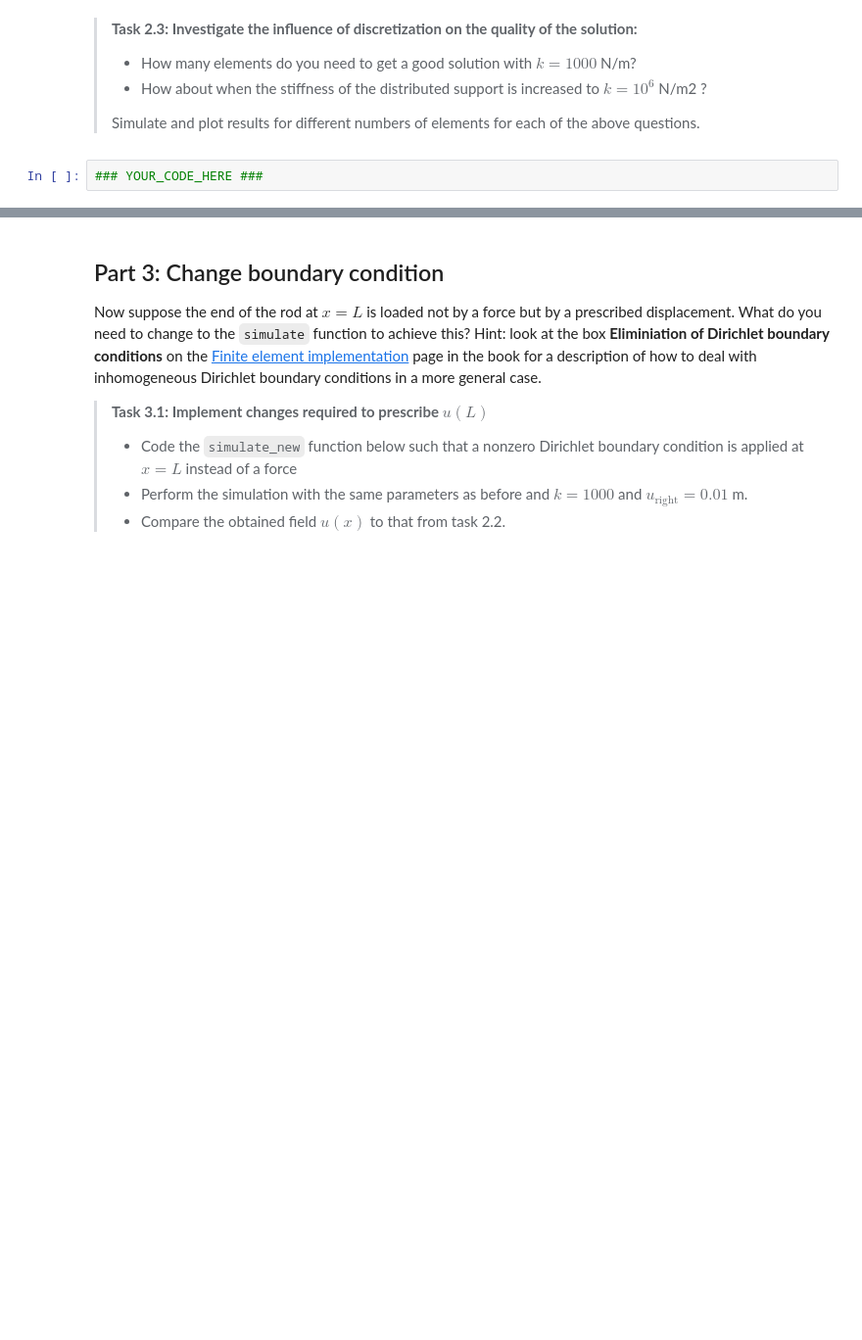
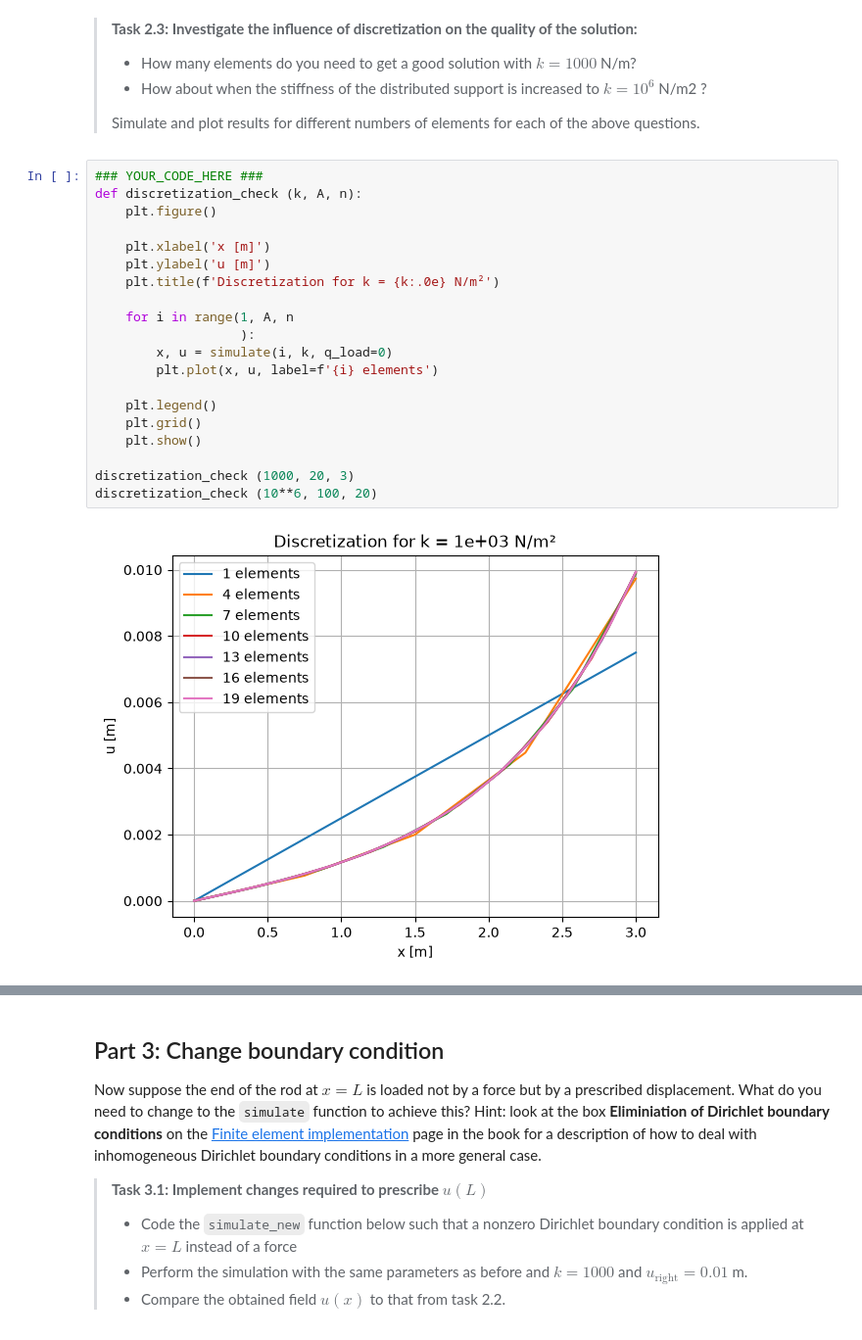
Before and after one commit to Tony-Davison/WS2.2, a Jupyter notebook: all_files_WS_2_2/WS_2_2.ipynb, the cells around one changed output, grey strips where cells are left out. Shown at 98% size. Cells and saved outputs as stored; diff of their text form; blank space fills up the shorter version.

```diff
--- a/all_files_WS_2_2/WS_2_2.ipynb
+++ b/all_files_WS_2_2/WS_2_2.ipynb
@@ -176,3 +230,23 @@ def assemble_global_f(rod_length, n_el, q):
 > Simulate and plot results for different numbers of elements for each of the above questions.
 # %%
 ### YOUR_CODE_HERE ###
+def discretization_check (k, A, n):
+    plt.figure()
+
+    plt.xlabel('x [m]')
+    plt.ylabel('u [m]')
+    plt.title(f'Discretization for k = {k:.0e} N/m²')
+
+    for i in range(1, A, n
+                   ):
+        x, u = simulate(i, k, q_load=0)
+        plt.plot(x, u, label=f'{i} elements')
+
+    plt.legend()
+    plt.grid()
+    plt.show()
+
+discretization_check (1000, 20, 3)
+discretization_check (10**6, 100, 20)
+# %% [output]
+[figure, added]
```
Also changed, not shown: parts of 5 cells of this notebook.
